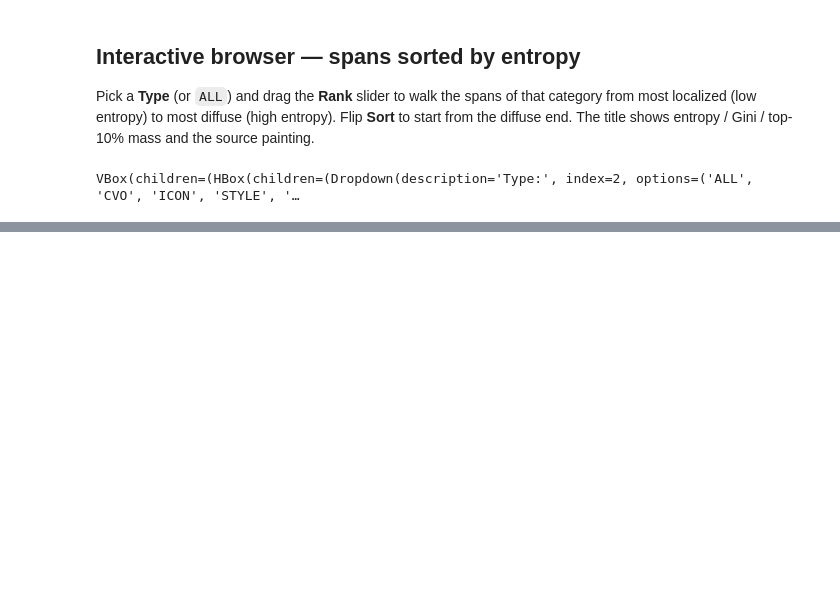
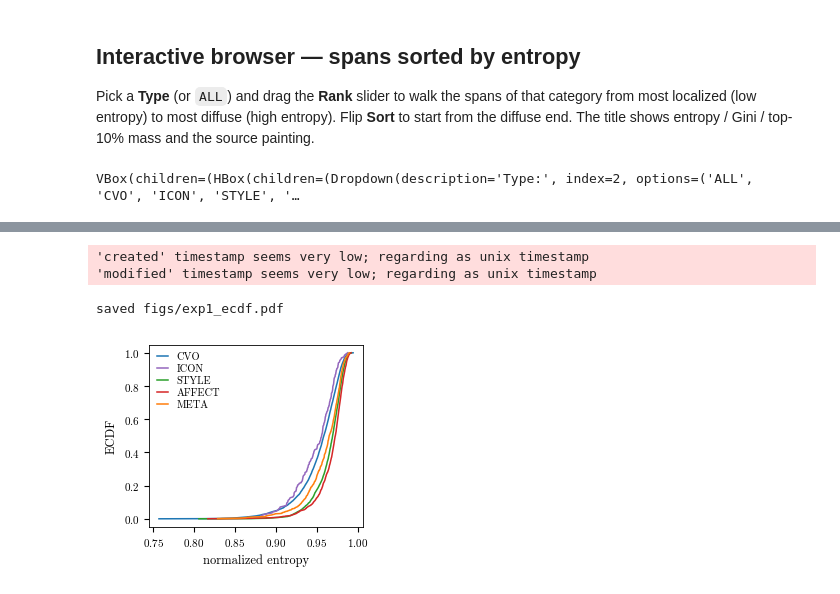
Before and after one commit to nicolafan/tamart, a Jupyter notebook: notebooks/exp1.ipynb, the cells around one changed output, grey strips where cells are left out. Saved outputs shown, nothing was run; the diff lists cells and outputs as text; code cells hidden in the pictures; blank space fills up the shorter version.

```diff
--- a/notebooks/exp1.ipynb
+++ b/notebooks/exp1.ipynb
@@ -363,0 +425,30 @@ Paired image-level mean entropy:
+# %%
+# Control 1 — compare categories at FIXED span length (length held constant, so
+# it cannot explain any remaining difference). K=1 is the key row: single-token
+# spans involve no map averaging, so the smoothing mechanism cannot apply there.
+print("Kruskal-Wallis on entropy within each exact span length:")
+rows = []
+for k in range(1, 11):
+    sub = df[df.n_tokens == k]
+    groups = [sub[sub.category == c]["entropy"].values for c in CATEGORIES
+              if (sub.category == c).sum() > 2]
+    H, p = stats.kruskal(*groups)
+    rows.append(dict(n_tokens=k, n_spans=len(sub), H=round(H, 1), p=p))
+display(pd.DataFrame(rows))
+
+# Control 2 — regress entropy on length (quadratic) and compare the residuals,
+# i.e. entropy with the length trend removed (an ANCOVA-style adjustment).
+x = df["n_tokens"].values.astype(float)
+X = np.column_stack([np.ones_like(x), x, x ** 2])
+beta, *_ = np.linalg.lstsq(X, df["entropy"].values, rcond=None)
+df["entropy_resid"] = df["entropy"].values - X @ beta
+
+print("\nLength-adjusted entropy (residual after removing the n_tokens trend):")
+display(
+    df.groupby("category", observed=True)["entropy_resid"]
+      .mean().reindex(CATEGORIES).round(4).to_frame("mean_resid")
+)
+H, p = stats.kruskal(*[df[df.category == c]["entropy_resid"].values for c in CATEGORIES])
+print(f"Kruskal-Wallis on length-adjusted entropy: H={H:.1f}, p={p:.2e}")
+print("Ordering CVO/ICON (localized) < STYLE/AFFECT (diffuse) is preserved "
+      "after removing length.")
@@ -482,0 +691,16 @@ spans. ICON is rare (~200 spans), so its estimates are noisier.
+# %%
+# (b) Cumulative distribution of entropy by type -> figs/exp1_ecdf.pdf
+fig, ax = plt.subplots(figsize=(2.7, 2.3))
+for c in CATEGORIES:
+    x = np.sort(df[df.category == c]["entropy"].values)
+    ax.plot(x, np.arange(1, len(x) + 1) / len(x), color=CAT_COLORS[c], label=c)
+ax.set_xlabel("normalized entropy")
+ax.set_ylabel("ECDF")
+ax.legend(frameon=False, handlelength=1.1, labelspacing=.25, borderpad=.2, loc="upper left")
+save_fig(fig, "exp1_ecdf")
+plt.show()
+# %% [output]
+'created' timestamp seems very low; regarding as unix timestamp
+'modified' timestamp seems very low; regarding as unix timestamp
+saved figs/exp1_ecdf.pdf
+[figure, added]
```
Also changed, not shown: parts of 11 cells of this notebook, 31 other files.
